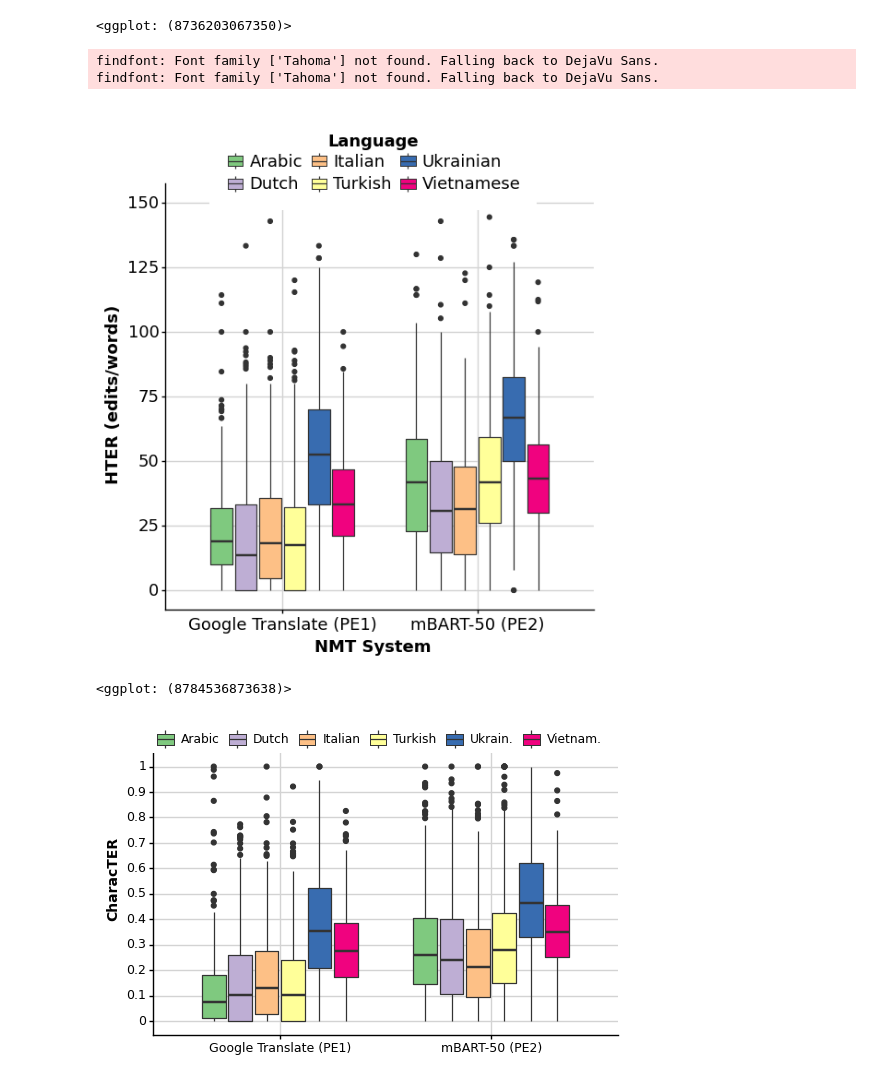
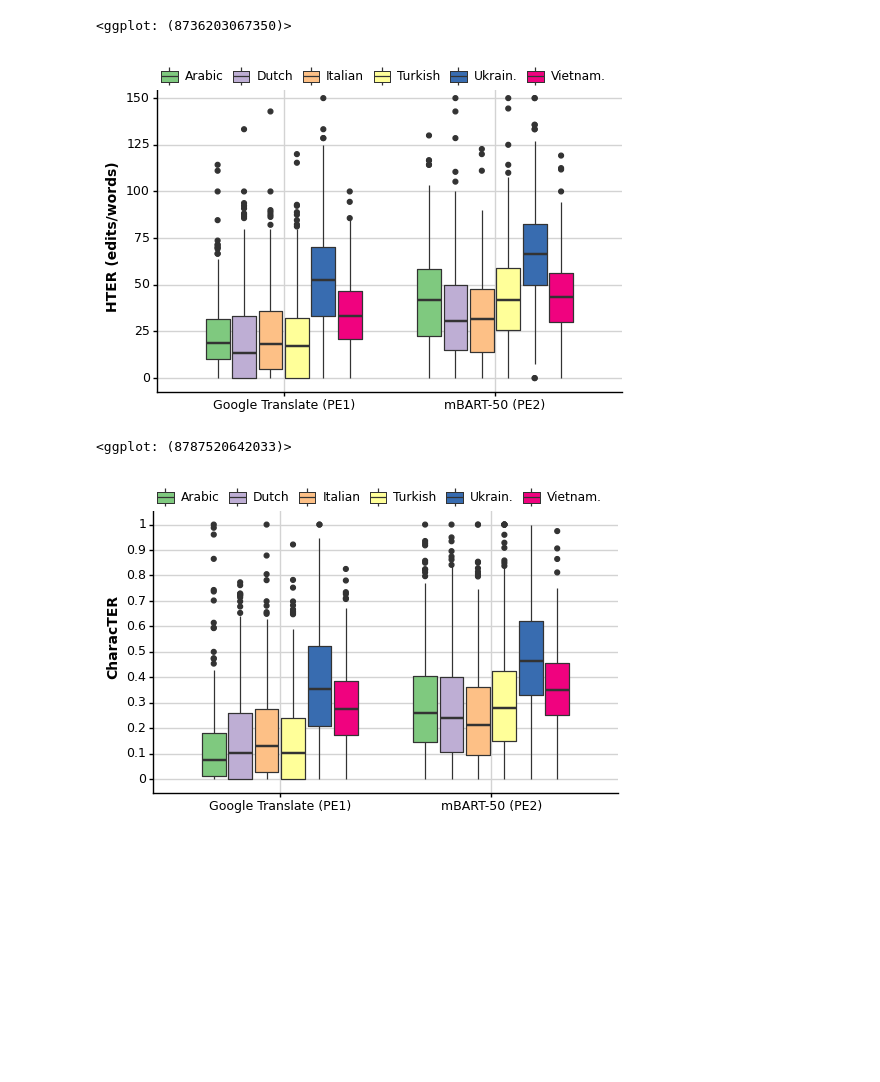
Before and after one commit to gsarti/divemt, a Jupyter notebook: notebooks/analysis.ipynb, the cells around one changed output. Saved outputs shown, nothing was run; the diff lists cells and outputs as text; code cells hidden in the pictures; blank space fills up the shorter version.

Commit message:
Updated HTER plot

```diff
--- a/notebooks/analysis.ipynb
+++ b/notebooks/analysis.ipynb
@@ -296,41 +296,44 @@ from plotnine import save_as_pdf_pages
 
 save_as_pdf_pages([plot], "../outputs/errorless_outputs_small.pdf")
 # %%
+from plotnine import guide_legend, guides
+
 plot = (
     ggplot(
         filtered_data[filtered_data.task_type.isin(["Google Translate (PE1)", "mBART-50 (PE2)"])], aes("task_type", "hter", fill="lang_id")
     )
     + geom_boxplot()
     + xlab("NMT System")
     + ylab("HTER (edits/words)")
     + scale_y_continuous(limits=[0, 150], breaks=np.arange(0, 155, 25))
     + theme(
-        legend_position=(0.50, 0.92),
+        legend_position=(0.50, 0.90),
         legend_direction="horizontal",
         legend_title_align="center",
-        legend_box_spacing=0.4,
+        legend_box_spacing=0.05,
         legend_key=element_blank(),
         axis_line=element_line(size=1, colour="black"),
         panel_grid_major=element_line(colour="#d3d3d3"),
         panel_grid_minor=element_blank(),
         panel_border=element_blank(),
         panel_background=element_blank(),
         plot_title=element_text(size=15, family="Tahoma", face="bold"),
-        text=element_text(family="Tahoma", size=13),
-        axis_text_x=element_text(colour="black", size=13),
-        axis_text_y=element_text(colour="black", size=13),
-        figure_size=(6,6),
-        axis_title=element_text(size=13, face="bold", colour="black"),
-        legend_title=element_text(size=13, face="bold", colour="black"),
+        #text=element_text(family="Tahoma", size=13),
+        axis_text_x=element_text(colour="black", size=9),
+        axis_text_y=element_text(colour="black", size=9),
+        figure_size=(6,4),
+        axis_title_y=element_text(size=10, face="bold", colour="black"),
+        axis_title_x=element_blank(),
+        legend_title=element_blank(),
+        legend_box_margin=0.15,
     )
     + scale_fill_brewer(type="qual", palette="Accent", name="Language")
+    + guides(fill = guide_legend(nrow=1))
 )
 plot
 # %% [output]
+[figure, new version]
-findfont: Font family ['Tahoma'] not found. Falling back to DejaVu Sans.
-findfont: Font family ['Tahoma'] not found. Falling back to DejaVu Sans.
+<ggplot: (8787520642033)>
-[figure, old version]
-<ggplot: (8784536873638)>
 # %%
 from plotnine import save_as_pdf_pages
 
```
Also changed, not shown: parts of 2 cells of this notebook.
